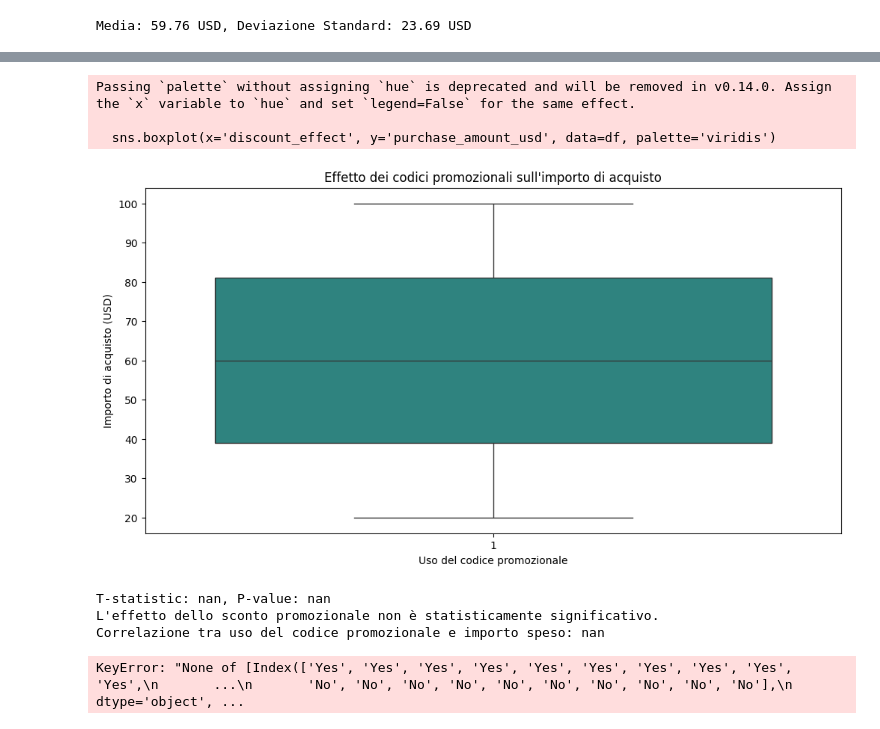
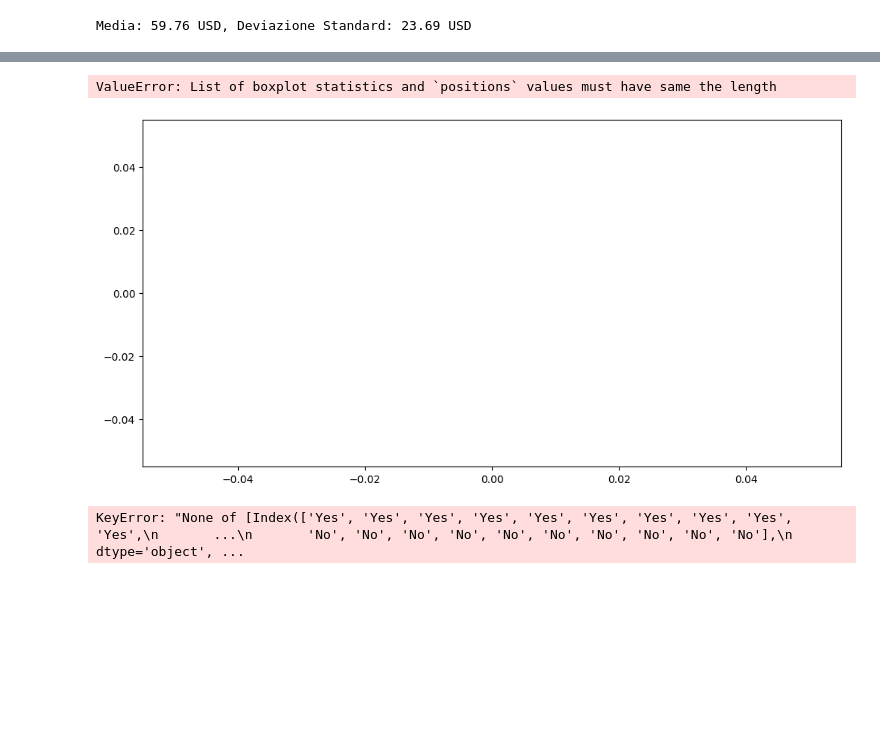
Before and after one commit to alessiaperrone03/shopping_trends_analysis, a Jupyter notebook: notebooks/advanced_analysis.ipynb, the cells around one changed output, grey strips where cells are left out. Cells and saved outputs as stored; diff of their text form; code cells hidden in the pictures; blank space fills up the shorter version.

```diff
--- a/notebooks/advanced_analysis.ipynb
+++ b/notebooks/advanced_analysis.ipynb
@@ -177,28 +147,3 @@ print(f"Media: {mean_purchase:.2f} USD, Deviazione Standard: {std_purchase:.2f}
 # %% [output]
 [figure]
 Media: 59.76 USD, Deviazione Standard: 23.69 USD
-# %%
-# Aggiunta di una colonna per tipo di sconto
-df['discount_type'] = df['discount_applied'].apply(lambda x: 'percentuale' if '%' in x else 'valore fisso')
-
-# Calcolo della media dell'importo speso per ciascun tipo di sconto
-grouped_discount = df.groupby('discount_type')['purchase_amount_usd'].mean()
-
-# Box plot per visualizzare la distribuzione degli importi spesi per tipo di sconto
-plt.figure(figsize=(10,6))
-sns.boxplot(x='discount_type', y='purchase_amount_usd', data=df, palette='viridis')
-plt.title('Effetto dei tipi di sconto sull\'importo di acquisto')
-plt.xlabel('Tipo di sconto')
-plt.ylabel('Importo acquisto (USD)')
-plt.show()
-
-# Test ANOVA per confrontare le medie
-from scipy.stats import f_oneway
-
-# Dividi i dati per tipo di sconto
-sconto_percentuale = df[df['discount_type'] == 'percentuale']['purchase_amount_usd']
-sconto_valore_fisso = df[df['discount_type'] == 'valore fisso']['purchase_amount_usd']
-
-# Esegui l'ANOVA
-f_value, p_value = f_oneway(sconto_percentuale, sconto_valore_fisso)
-print(f"ANOVA result - F value: {f_value}, P value: {p_value}")
@@ -237,45 +150,40 @@ Passing `palette` without assigning `hue` is deprecated and will be removed in v
 # %%
 import pandas as pd
 import matplotlib.pyplot as plt
 import seaborn as sns
 from scipy.stats import ttest_ind
 
-# Calcolare l'effetto dello sconto promozionale
-df['discount_effect'] = df['promo_code_used'].apply(lambda x: 1 if x else 0)
+# Mappare "yes" e "no" a 1 e 0 per calcolare l'effetto dello sconto promozionale
+df['discount_effect'] = df['promo_code_used'].map({'yes': 1, 'no': 0})
 
 # Calcolo della media del revenue per acquisti con e senza promozione
 revenue_with_promo = df[df['discount_effect'] == 1]['purchase_amount_usd']
 revenue_without_promo = df[df['discount_effect'] == 0]['purchase_amount_usd']
 
 # Visualizzazione dei dati
 plt.figure(figsize=(12, 6))
-sns.boxplot(x='discount_effect', y='purchase_amount_usd', data=df, palette='viridis')
+sns.boxplot(x='discount_effect', y='purchase_amount_usd', data=df)
 plt.title('Effetto dei codici promozionali sull\'importo di acquisto')
-plt.xlabel('Uso del codice promozionale')
+plt.xlabel('Uso del codice promozionale (1 = yes, 0 = no)')
 plt.ylabel('Importo di acquisto (USD)')
 plt.show()
 
 # Test T-test per verificare la significatività
-t_stat, p_value = ttest_ind(revenue_with_promo, revenue_without_promo)
+t_stat, p_value = ttest_ind(revenue_with_promo, revenue_without_promo, equal_var=False)  # Uso di `equal_var=False` per maggiore robustezza
 print(f"T-statistic: {t_stat:.2f}, P-value: {p_value:.5f}")
 
 if p_value < 0.05:
     print("L'effetto dello sconto promozionale è statisticamente significativo.")
 else:
     print("L'effetto dello sconto promozionale non è statisticamente significativo.")
 
 # Correlazione tra uso del codice promozionale e importo speso
 correlation = df[['discount_effect', 'purchase_amount_usd']].dropna()
 correlation_value = correlation.corr().iloc[0, 1]
 print(f"Correlazione tra uso del codice promozionale e importo speso: {correlation_value:.2f}")
 # %% [output]
-Passing `palette` without assigning `hue` is deprecated and will be removed in v0.14.0. Assign the `x` variable to `hue` and set `legend=False` for the same effect.
-
-  sns.boxplot(x='discount_effect', y='purchase_amount_usd', data=df, palette='viridis')
+ValueError: List of boxplot statistics and `positions` values must have same the length
-[figure, old version]
+[figure, new version]
-T-statistic: nan, P-value: nan
-L'effetto dello sconto promozionale non è statisticamente significativo.
-Correlazione tra uso del codice promozionale e importo speso: nan
 # %%
 import pandas as pd
 
```
Also changed, not shown: parts of 4 cells of this notebook.
